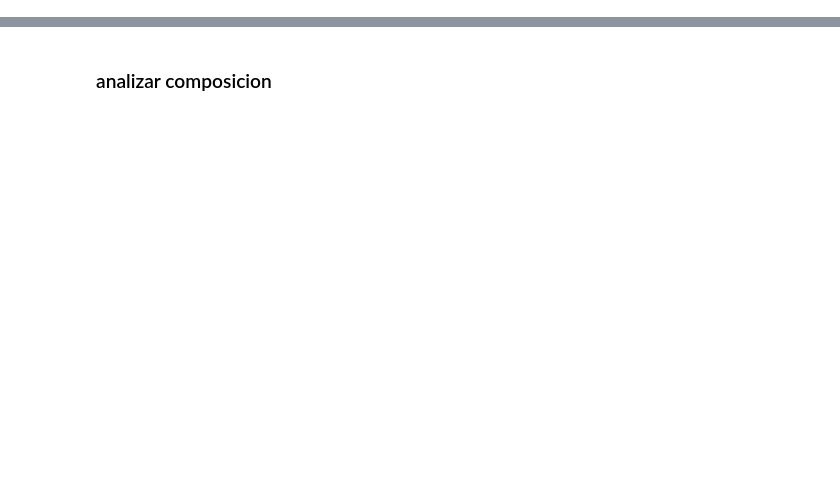
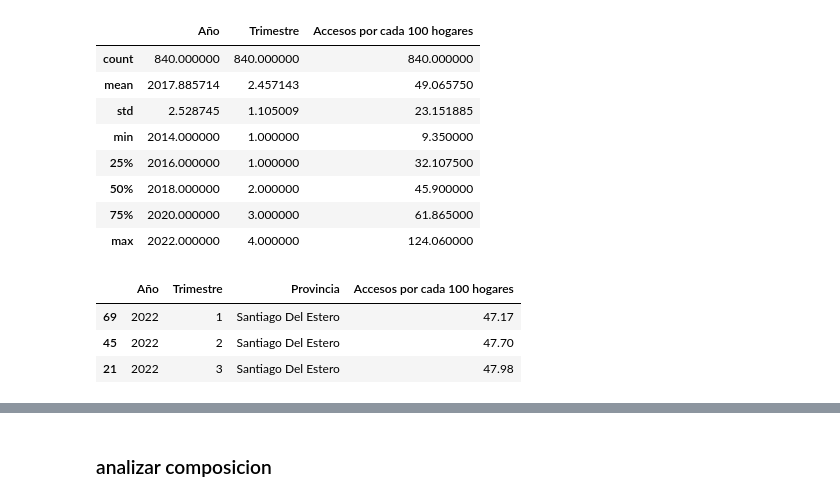
Before and after one commit to Mezgo/EDA-dashboard-telcom, a Jupyter notebook: EDA.ipynb, the cells around one changed output, grey strips where cells are left out. Drawn from its saved outputs; the diff is of its cells as text; code cells hidden in the pictures; blank space fills up the shorter version.

```diff
--- a/EDA.ipynb
+++ b/EDA.ipynb
@@ -5,0 +10,2 @@ import seaborn as sns
+# %%
+pe_in = pd.read_csv('https://datosabiertos.enacom.gob.ar/rest/datastreams/275028/data.csv')
@@ -5,0 +35,5 @@ import seaborn as sns
+# %%
+pe_in_copy = pe_in.copy()
+# %%
+pe_in_copy['Accesos por cada 100 hogares'] = pe_in_copy['Accesos por cada 100 hogares'].str.replace(',', '.').astype(float)
+pe_in_copy['Accesos por cada 100 hogares']
@@ -5,0 +53,25 @@ import seaborn as sns
+# %%
+pe_in_copy.describe()
+# %% [output]
+|  | Año | Trimestre | Accesos por cada 100 hogares |
+| count | 840.000000 | 840.000000 | 840.000000 |
+| mean | 2017.885714 | 2.457143 | 49.065750 |
+| std | 2.528745 | 1.105009 | 23.151885 |
+| min | 2014.000000 | 1.000000 | 9.350000 |
+| 25% | 2016.000000 | 1.000000 | 32.107500 |
+| 50% | 2018.000000 | 2.000000 | 45.900000 |
+| 75% | 2020.000000 | 3.000000 | 61.865000 |
+| max | 2022.000000 | 4.000000 | 124.060000 |
+# %%
+provincia = 'Santiago del estero'
+year = 2022
+
+pe_in_copy = pe_in_copy[pe_in_copy.Provincia.str.lower() == provincia.lower()]
+pe_in_copy = pe_in_copy[pe_in_copy['Año'] == year]
+pe_in_copy.sort_values('Trimestre', ascending=True, inplace=True)
+pe_in_copy
+# %% [output]
+|  | Año | Trimestre | Provincia | Accesos por cada 100 hogares |
+| 69 | 2022 | 1 | Santiago Del Estero | 47.17 |
+| 45 | 2022 | 2 | Santiago Del Estero | 47.70 |
+| 21 | 2022 | 3 | Santiago Del Estero | 47.98 |
```
Also changed, not shown: parts of 55 cells of this notebook, 1 other file.
